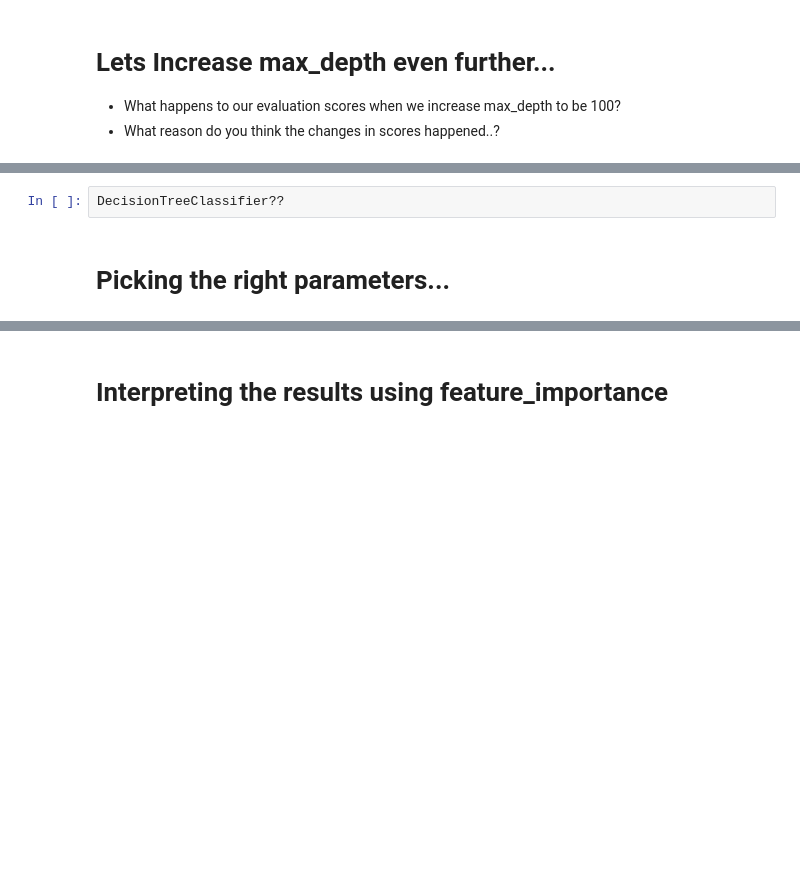
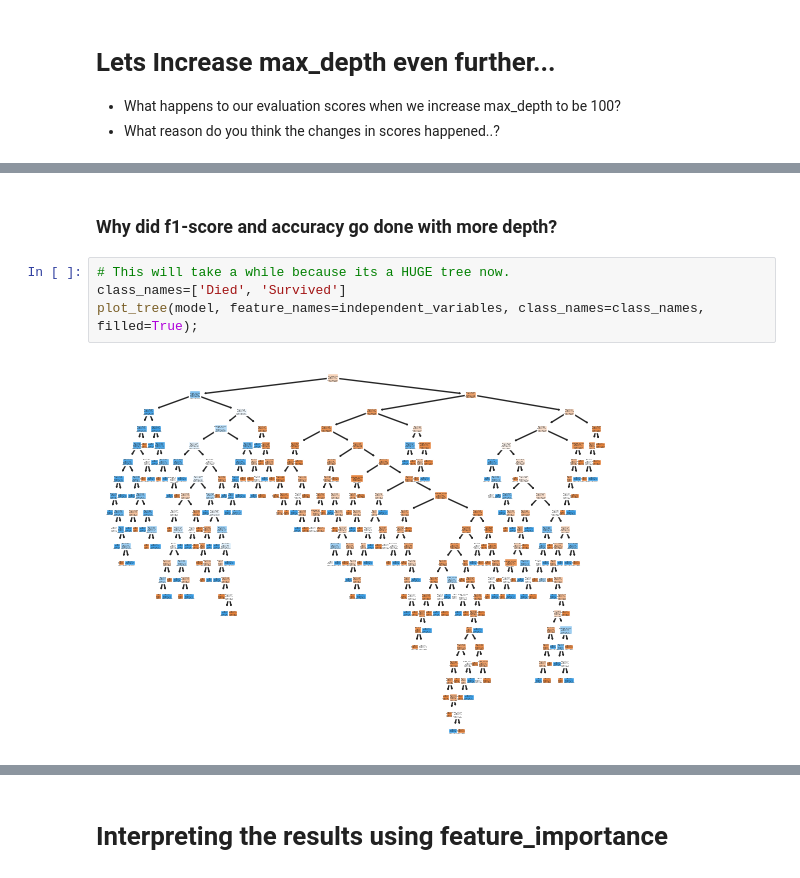
Before and after one commit to CUNYTechPrep/2023-fall-data-science-tuesday, a Jupyter notebook: Week-07-Decision-Trees-n-RandomForest/Lecture-RandomForests.ipynb, the cells around one changed output, grey strips where cells are left out. Cells and saved outputs as stored; diff of their text form; blank space fills up the shorter version.

```diff
--- a/Week-07-Decision-Trees-n-RandomForest/Lecture-RandomForests.ipynb
+++ b/Week-07-Decision-Trees-n-RandomForest/Lecture-RandomForests.ipynb
@@ -273,4 +281,8 @@ AUC Score: 0.822374
-# %%
-DecisionTreeClassifier??
-# %% [markdown]
-# Picking the right parameters...
+# %% [markdown]
+### Why did f1-score and accuracy go done with more depth?
+# %%
+# This will take a while because its a HUGE tree now.
+class_names=['Died', 'Survived']
+plot_tree(model, feature_names=independent_variables, class_names=class_names, filled=True);
+# %% [output]
+[figure, added]
```
Also changed, not shown: parts of 30 cells of this notebook, 6 other files.
